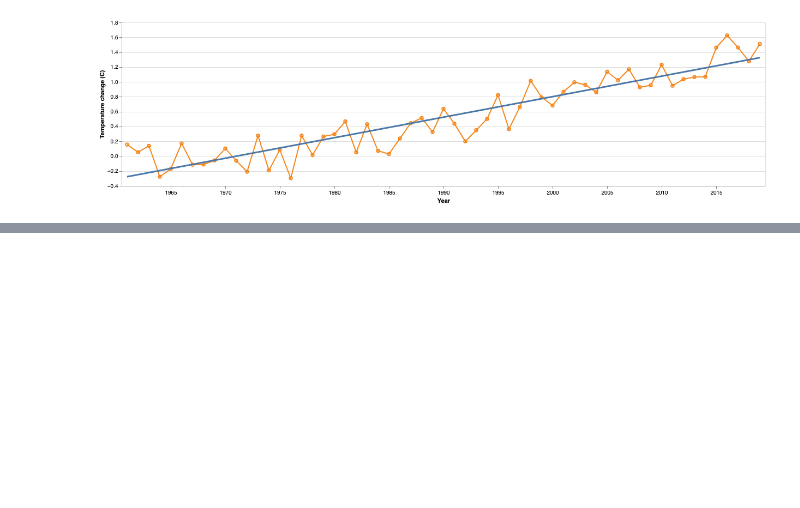
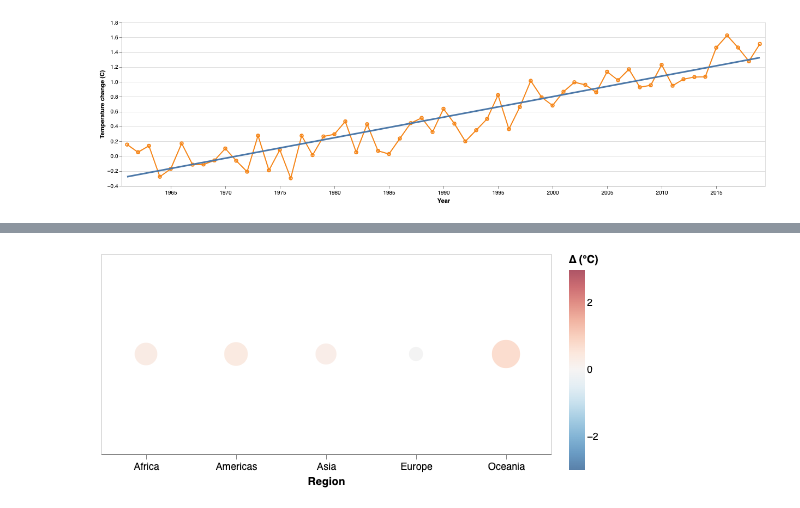
Before and after one commit to mel-liow/climate-analysis, a Jupyter notebook: climate_analysis.ipynb, the cells around one changed output, grey strips where cells are left out. Drawn from its saved outputs; the diff is of its cells as text; code cells hidden in the pictures; blank space fills up the shorter version.

Commit message:
Add temperature bubble chart

```diff
--- a/climate_analysis.ipynb
+++ b/climate_analysis.ipynb
@@ -73,17 +75,8 @@ annual_temp_change
 alt.data_transformers.enable('data_server')
 alt.renderers.enable('mimetype')
 
-# regions_bool = annual_temp_change.area.isin(['Africa',
-#        'Eastern Africa', 'Middle Africa', 'Northern Africa',
-#        'Southern Africa', 'Western Africa', 'Americas',
-#        'Northern America', 'Central America', 'Caribbean',
-#        'South America', 'Asia', 'Central Asia', 'Eastern Asia',
-#        'Southern Asia', 'South-Eastern Asia', 'Western Asia', 'Europe',
-#        'Eastern Europe', 'Northern Europe', 'Southern Europe',
-#        'Western Europe', 'Oceania', 'Australia and New Zealand',
-#        'Melanesia', 'Micronesia', 'Polynesia'])
+regions = ['Africa', 'Americas', 'Asia', 'Europe', 'Oceania']
 
-regions_bool = annual_temp_change.area.isin(['Africa','Americas',
-       'Asia', 'Europe','Oceania'])
+regions_bool = annual_temp_change.area.isin(regions)
 
 region_temps = annual_temp_change[regions_bool]
@@ -155,0 +165,13 @@ world_plot + line_plot + trend
+# %%
+year_data = region_temps.query('year == "1980"')
+alt.Chart(year_data).mark_circle(size=5).encode(
+    alt.X('area', title="Region", axis=alt.Axis(labelAngle=0)),
+    alt.Color('mean_temp_change', title="∆ (°C)",
+              scale=alt.Scale(scheme="redblue", reverse=True, domain=(-3, 3))),
+    alt.Size("mean_temp_change", scale=alt.Scale(range=[200, 800]), legend=None)
+).properties(
+    width=450,
+    height=200
+)
+# %% [output]
+[figure, added]
```
Also changed, not shown: parts of 7 cells of this notebook.
